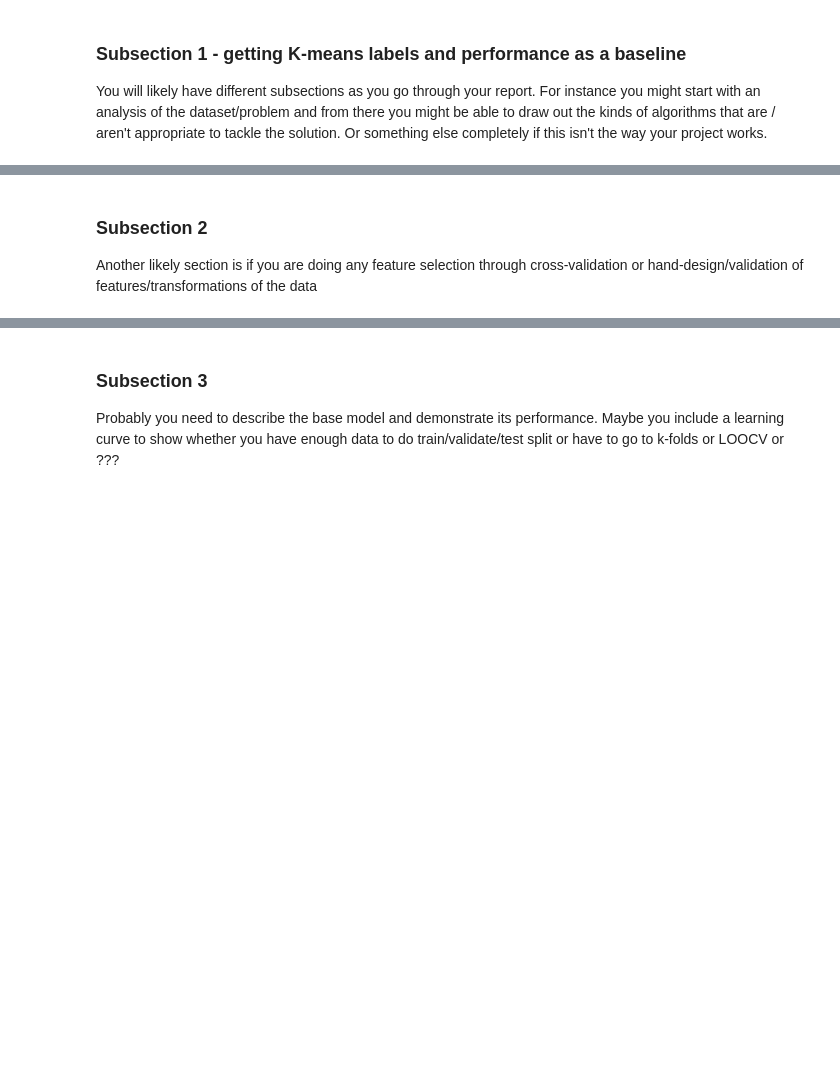
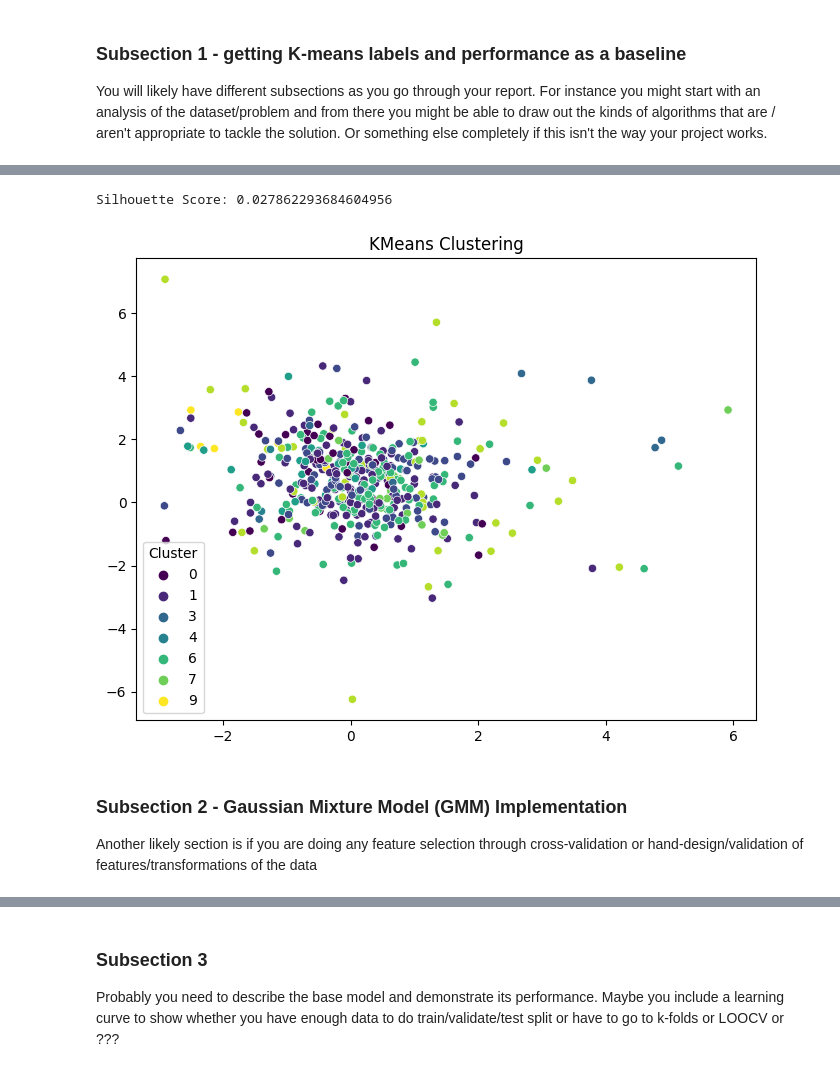
Before and after one commit to helclp/Stock_Volatility_ML_study, a Jupyter notebook: FinalProject_groupXXX.ipynb, the cells around one changed output, grey strips where cells are left out. Drawn from its saved outputs; the diff is of its cells as text; code cells hidden in the pictures; blank space fills up the shorter version.

```diff
--- a/FinalProject_groupXXX.ipynb
+++ b/FinalProject_groupXXX.ipynb
@@ -175,5 +179,21 @@ final_df
 458 rows × 4 columns
+# %%
+silhouette_score_value = silhouette_score(data_array, cluster_labels)
+
+
+print("Silhouette Score:", silhouette_score_value)
+# %% [output]
+Silhouette Score: 0.027862293684604956
+# %%
+
+plt.figure(figsize=(8, 6))
+sns.scatterplot(x=data_array[:, 0], y=data_array[:, 1], hue=cluster_labels, palette='viridis')
+plt.title('KMeans Clustering')
+plt.legend(title='Cluster')
+plt.show()
+# %% [output]
+[figure, added]
 # %% [markdown]
-### Subsection 2
+### Subsection 2 - Gaussian Mixture Model (GMM) Implementation
 
 Another likely section is if you are doing any feature selection through cross-validation or hand-design/validation of features/transformations of the data
```
Also changed, not shown: parts of 5 cells of this notebook, 1 other file.
